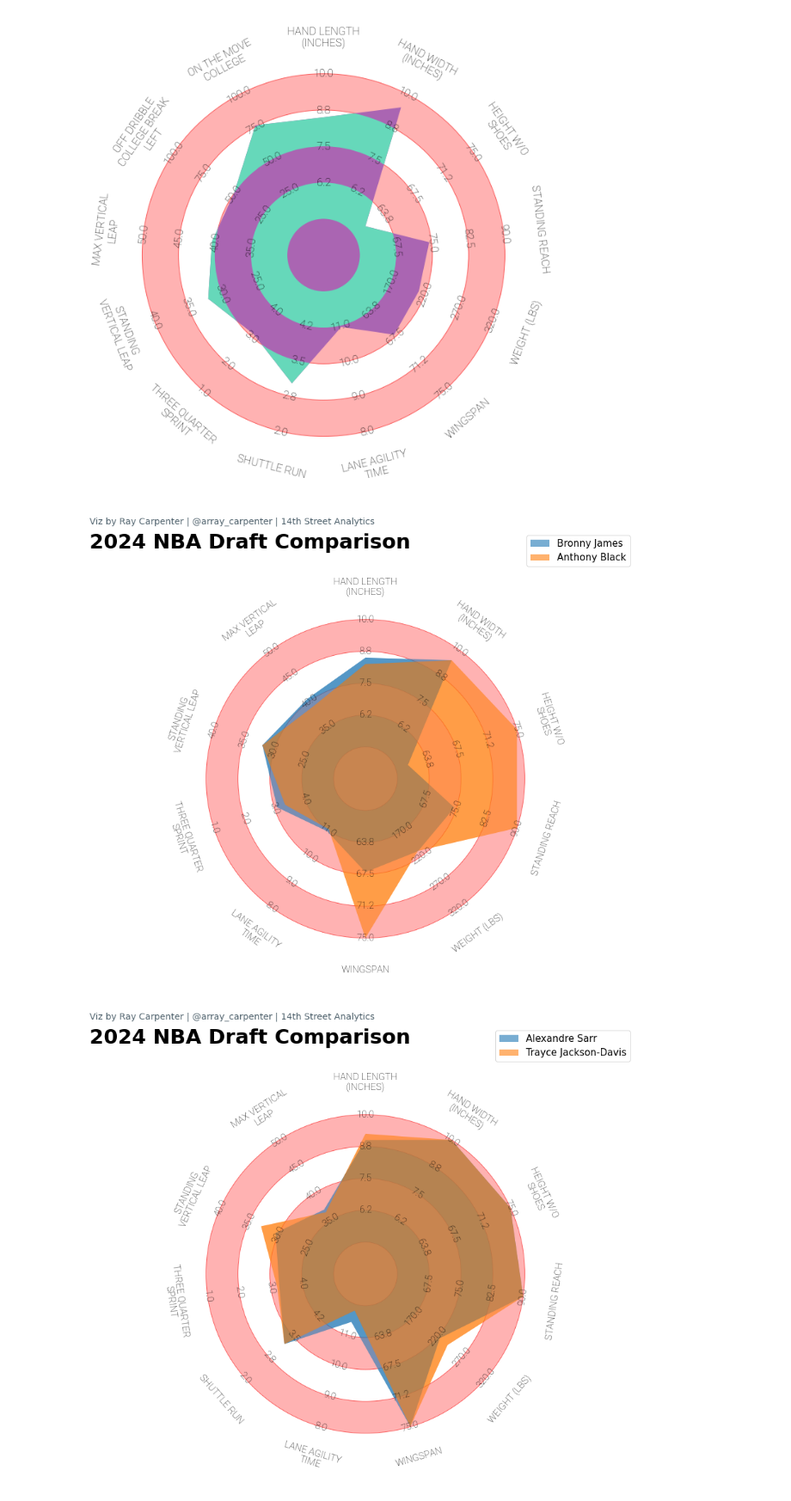
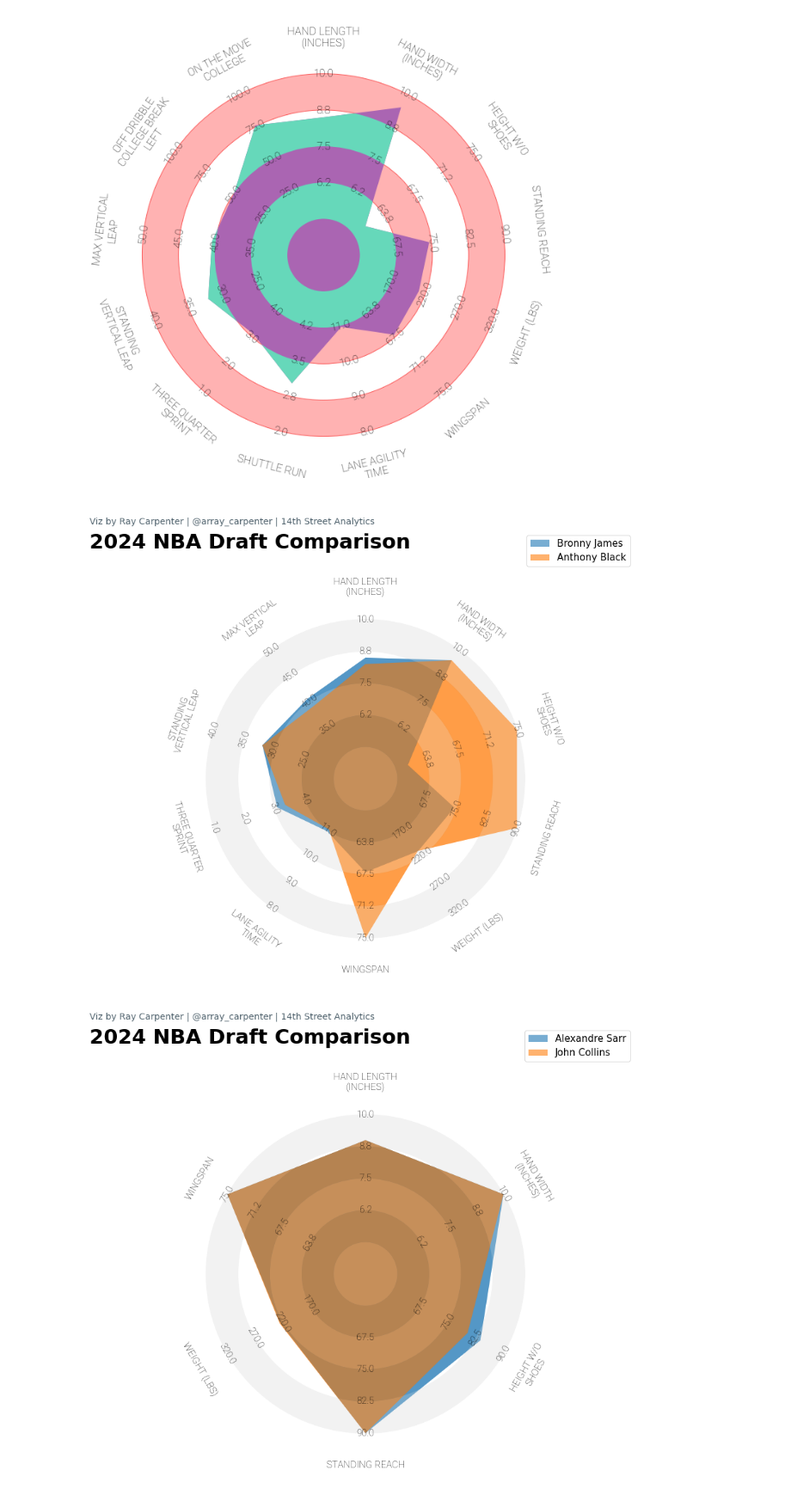
Before and after one commit to array-carpenter/14thstreetanalytics, a Jupyter notebook: basketball/nba_draft.ipynb, the cells around one changed output. Shown at 86% size. Cells and saved outputs as stored; diff of their text form; code cells hidden in the pictures.

```diff
--- a/basketball/nba_draft.ipynb
+++ b/basketball/nba_draft.ipynb
@@ -429,7 +429,7 @@ fig, ax = radar.setup_axis()  # Format axis as a radar
 fig.patch.set_facecolor('white')
 ax.set_facecolor('white')
 
-rings_inner = radar.draw_circles(ax=ax, facecolor='#ffb2b2', edgecolor='#fc5f5f')  # Draw circles
+rings_inner = radar.draw_circles(ax=ax, facecolor='#f2f2f2', edgecolor='#f2f2f2')  # Draw circles
 radar_output_bronny = radar.draw_radar(filtered_bronny_values, ax=ax,
                                        kwargs_radar={'facecolor': '#1f77b4', 'alpha': 0.6},
                                        kwargs_rings={'facecolor': '#1f77b4', 'alpha': 0.4})  # Draw the radar for Bronny James
@@ -463,7 +463,7 @@ fig_text(
 
 plt.show()
 # %% [output]
-[figure, old version]
+[figure, new version]
 # %%
 from mplsoccer import radar_chart, Radar, FontManager, grid
 from highlight_text import fig_text
@@ -477,21 +477,21 @@ params = [
 
 # The lower and upper boundaries for the statistics
 low =  [5, 5, 60, 60, 120, 60, 8, 2, 1, 20, 30]
-high = [10, 10, 75, 90, 320, 75, 12, 5, 5, 40, 50]
+high = [10, 10, 90, 90, 320, 75, 12, 5, 5, 40, 50]
 
 # Alexandre Sarr values
 alexandre_values = [9, 10, 83.75, 110, 224.2, 88.25, 11.43, 3.23, 3.27, 30.5, 37]
 
-# Trayce Jackson-Davis values (excluding fields where Alexandre has no value)
-trayce_values = [9.25, 10.75, 80.25, 106, 240.4, 85, 11.8, 3.23, 3.2, 33, 36.5]
+# John Collins values
+john_values = [9, 10, 80.25, 106.5, 225.2, 83.25, 0, 0, 0, 0, 0]
 
 # Filter out the fields where either player has a value of 0 or "-"
-filtered_indices = [i for i, value in enumerate(alexandre_values) if value != 0 and value != '-']
+filtered_indices = [i for i, value in enumerate(alexandre_values) if value != 0 and john_values[i] != 0 and value != '-' and john_values[i] != '-']
 filtered_params = [params[i] for i in filtered_indices]
 filtered_low = [low[i] for i in filtered_indices]
 filtered_high = [high[i] for i in filtered_indices]
 filtered_alexandre_values = [alexandre_values[i] for i in filtered_indices]
-filtered_trayce_values = [trayce_values[i] for i in filtered_indices]
+filtered_john_values = [john_values[i] for i in filtered_indices]
 
 # Add anything to this list where having a lower number is better
 lower_is_better = ['LANE AGILITY TIME', 'SHUTTLE RUN', 'THREE QUARTER SPRINT']
@@ -520,38 +520,38 @@ fig, ax = radar.setup_axis()  # Format axis as a radar
 fig.patch.set_facecolor('white')
 ax.set_facecolor('white')
 
-rings_inner = radar.draw_circles(ax=ax, facecolor='#ffb2b2', edgecolor='#fc5f5f')  # Draw circles
+rings_inner = radar.draw_circles(ax=ax, facecolor='#f2f2f2', edgecolor='#f2f2f2')  # Draw circles
 radar_output_alexandre = radar.draw_radar(filtered_alexandre_values, ax=ax,
                                           kwargs_radar={'facecolor': '#1f77b4', 'alpha': 0.6},
                                           kwargs_rings={'facecolor': '#1f77b4', 'alpha': 0.4})  # Draw the radar for Alexandre Sarr
-radar_output_trayce = radar.draw_radar(filtered_trayce_values, ax=ax,
-                                       kwargs_radar={'facecolor': '#ff7f0e', 'alpha': 0.6},
-                                       kwargs_rings={'facecolor': '#ff7f0e', 'alpha': 0.4})  # Draw the radar for Trayce Jackson-Davis
+radar_output_john = radar.draw_radar(filtered_john_values, ax=ax,
+                                     kwargs_radar={'facecolor': '#ff7f0e', 'alpha': 0.6},
+                                     kwargs_rings={'facecolor': '#ff7f0e', 'alpha': 0.4})  # Draw the radar for John Collins
 
 range_labels = radar.draw_range_labels(ax=ax, fontsize=15, fontproperties=robotto_thin.prop)  # Draw the range labels
 param_labels = radar.draw_param_labels(ax=ax, fontsize=15, fontproperties=robotto_thin.prop)  # Draw the param labels
 
 # Add a legend and move it to the top right
-legend = ax.legend([radar_output_alexandre[0], radar_output_trayce[0]],
-                   ['Alexandre Sarr', 'Trayce Jackson-Davis'],
+legend = ax.legend([radar_output_alexandre[0], radar_output_john[0]],
+                   ['Alexandre Sarr', 'John Collins'],
                    loc='upper right', bbox_to_anchor=(1.15, 1.1), fontsize=15, frameon=True)
 
 # Add title and footer text
 fig_text(
     x=0.01, y=0.95,
     s="2024 NBA Draft Comparison",
     va="top", ha="left",
     fontsize=32, color="black", weight="bold",
     fig=fig
 )
 fig_text(
     x=0.01, y=.98,
     s="Viz by Ray Carpenter | @array_carpenter | 14th Street Analytics",
     va="top", ha="left",
     fontsize=14, color="#4E616C",
     fig=fig
 )
 
 plt.show()
 # %% [output]
-[figure, old version]
+[figure, new version]
```
Also changed, not shown: parts of 6 cells of this notebook, 38 other files.
